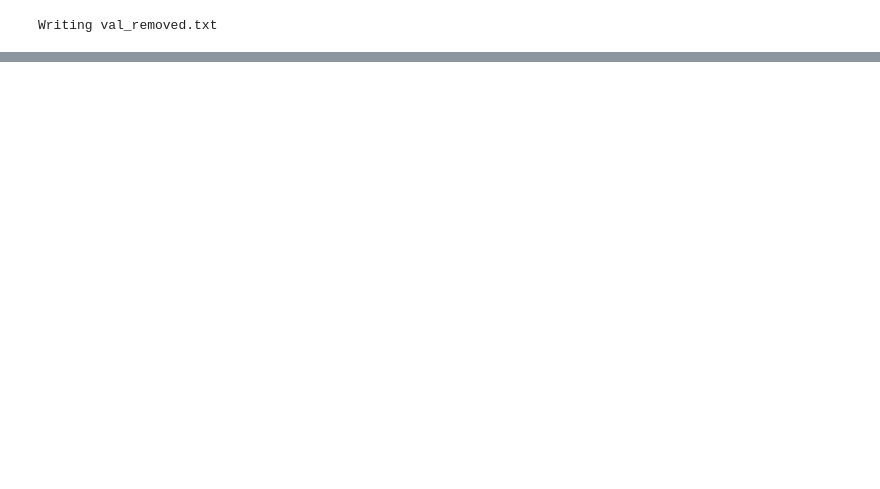
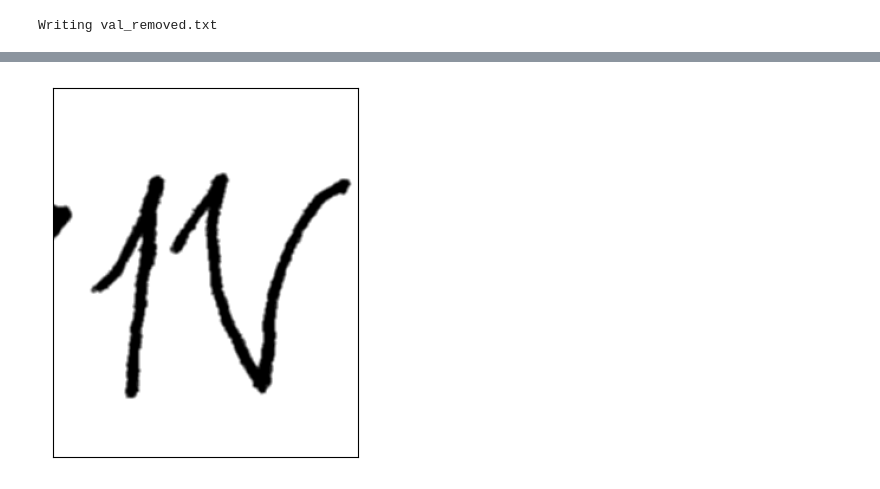
Before and after one commit to phandaiduonghcb/DataCentric, a Jupyter notebook: test.ipynb, the cells around one changed output, grey strips where cells are left out. Drawn from its saved outputs; the diff is of its cells as text; code cells hidden in the pictures; blank space fills up the shorter version.

```diff
--- a/test.ipynb
+++ b/test.ipynb
@@ -55,0 +139,8 @@ for path in paths:
+# %%
+removed_df = df[df['type'] == 'remove']["path"]
+removed_df = removed_df.drop_duplicates()
+for i in range(len(removed_df)):
+    src = removed_df.iloc[i]
+    name = os.path.basename(src)
+    dst = "/DataCentric/data/train_removed/" + name
+    shutil.move(src=src, dst=dst)
@@ -55,0 +216,9 @@ for path in paths:
+# %%
+t = torch.nn.Sequential(
+    transforms.RandomRotation(25,fill=255),
+    transforms.GaussianBlur(3),
+)
+scripted_t = torch.jit.script(t)
+show([scripted_t(im)])
+# %% [output]
+[figure, added]
```
Also changed, not shown: parts of 22 cells of this notebook, 30 other files.
